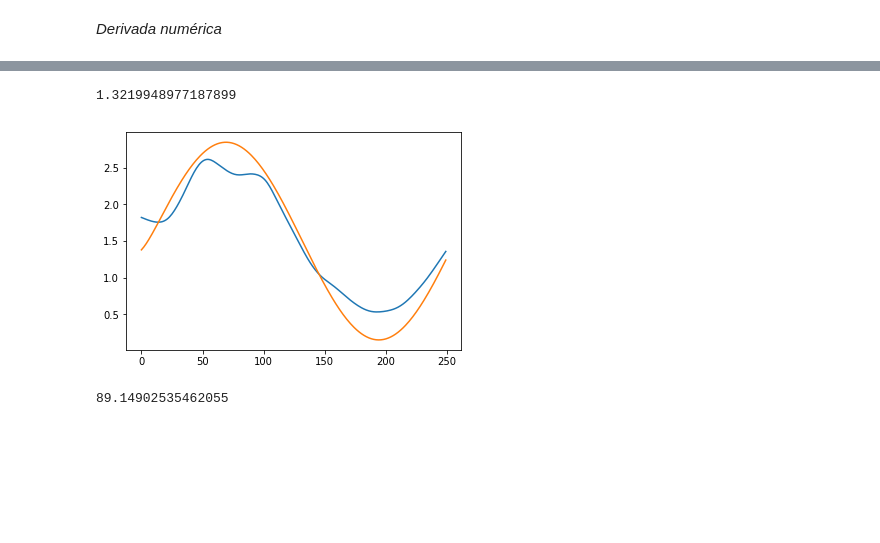
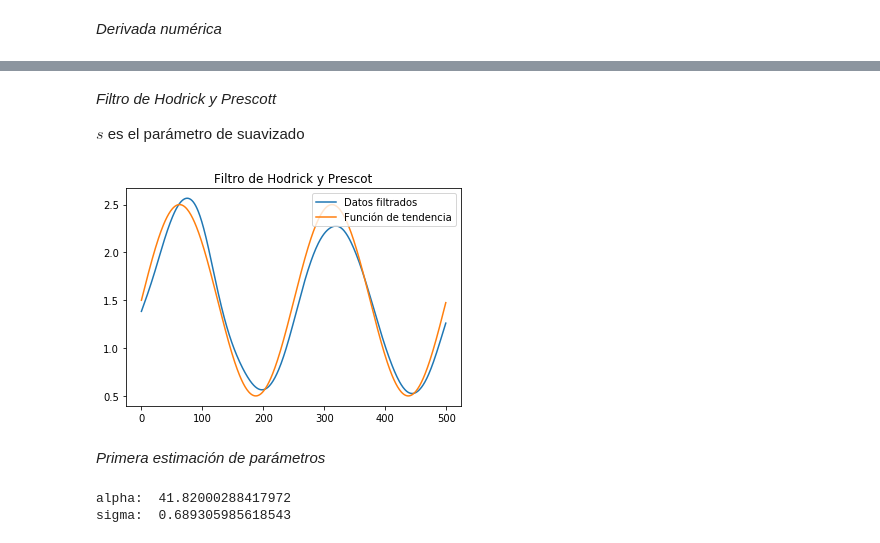
Before and after one commit to CamiVasz/Procesos-Estocasticos-2, a Jupyter notebook: Estim.ipynb, the cells around one changed output, grey strips where cells are left out. Cells and saved outputs as stored; diff of their text form; code cells hidden in the pictures; blank space fills up the shorter version.

```diff
--- a/Estim.ipynb
+++ b/Estim.ipynb
@@ -92,26 +105,27 @@ def sigma(mi, mid, alpha):
-# %%
-# Moving average convolution
-c = np.arange(0,250)
-c = [1/(2*N + 1) for i in c]
-mi = np.convolve(c, X)
-mid = numDer(mi)
-alphae = alpha(mi, mid)
-print(alphae)
-# %% [output]
-1.3219948977187899
+# %% [markdown]
+_Filtro de Hodrick y Prescott_
+
+$s$ es el parámetro de suavizado
 # %%
-# Hodrick and Prescot filter
 import statsmodels.api as sm
-cycle, trend = sm.tsa.filters.hpfilter(X,250-0)
+s = 62500
+cycle, trend = sm.tsa.filters.hpfilter(X,s)
-# %%
-plt.plot(trend)
-plt.plot(m1)
-plt.show()
-# %% [output]
-[figure, removed]
+# %%
+plt.plot(trend, label='Datos filtrados')
+plt.plot(mu1, label='Función de tendencia')
+plt.legend(loc=1)
+plt.title('Filtro de Hodrick y Prescot')
+plt.show()
+# %% [output]
+[figure, added]
+# %% [markdown]
+_Primera estimación de parámetros_
 # %%
 mid = numDer(trend)
 alphae2 = alpha(trend, mid)
-print(alphae2)
+sigmae = sigma(trend, mid, alphae2)
+print('alpha: ', alphae2)
+print('sigma: ', sigmae)
 # %% [output]
-89.14902535462055
+alpha:  41.82000288417972
+sigma:  0.689305985618543
```
Also changed, not shown: parts of 27 cells of this notebook.
